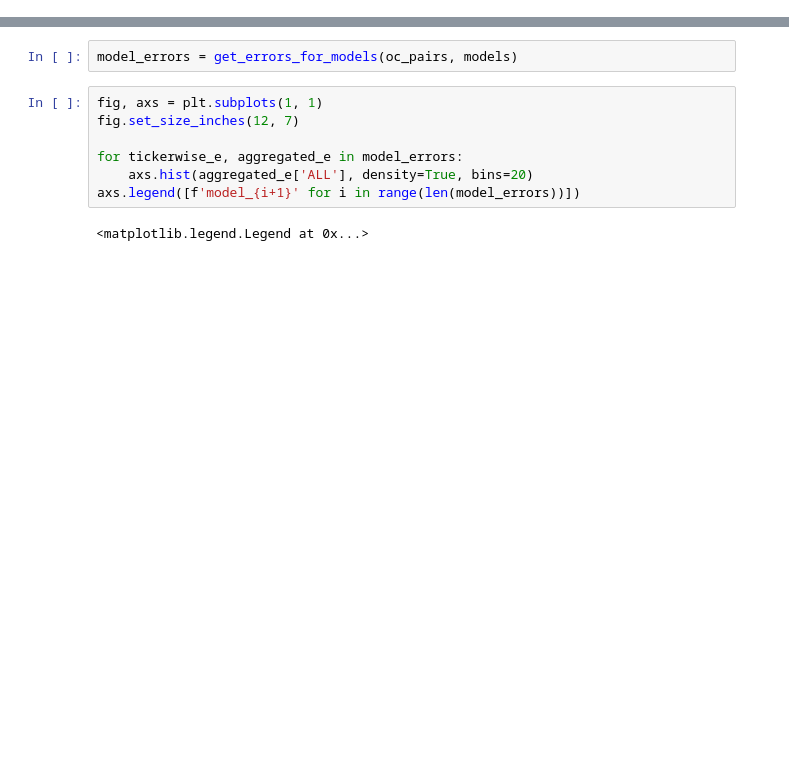
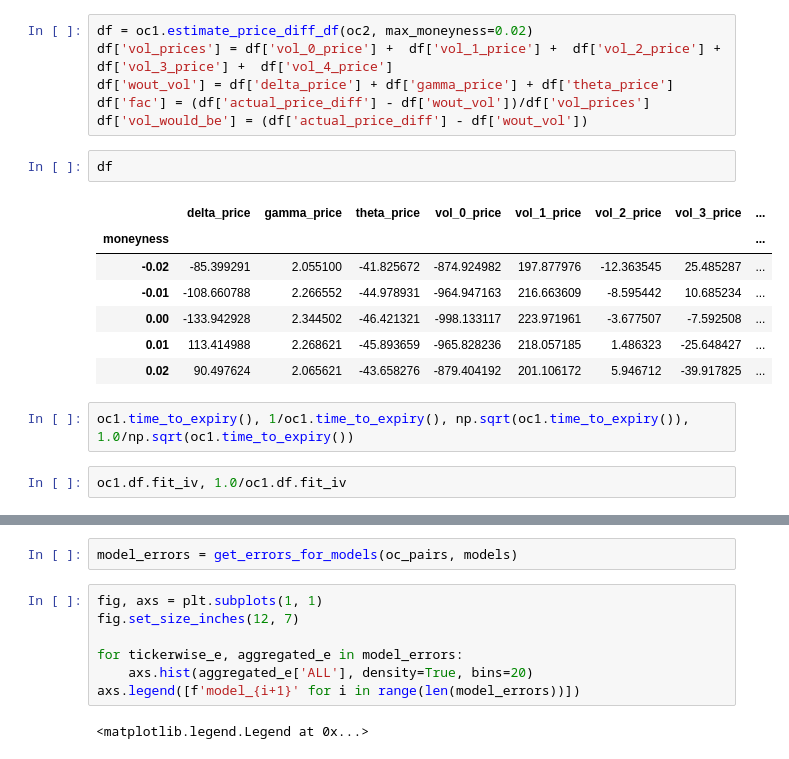
Before and after one commit to srajangarg/irage-assignment, a Jupyter notebook: work/playground.ipynb, the cells around one changed output, grey strips where cells are left out. Saved outputs shown, nothing was run; the diff lists cells and outputs as text; blank space fills up the shorter version.

```diff
--- a/work/playground.ipynb
+++ b/work/playground.ipynb
@@ -35,0 +82,20 @@ loading data from ./data/20210806/influxOP_ZEEL21AUG_20210806.csv
+# %%
+df = oc1.estimate_price_diff_df(oc2, max_moneyness=0.02)
+df['vol_prices'] = df['vol_0_price'] +  df['vol_1_price'] +  df['vol_2_price'] +  df['vol_3_price'] +  df['vol_4_price']
+df['wout_vol'] = df['delta_price'] + df['gamma_price'] + df['theta_price']
+df['fac'] = (df['actual_price_diff'] - df['wout_vol'])/df['vol_prices']
+df['vol_would_be'] = (df['actual_price_diff'] - df['wout_vol'])
+# %%
+df
+# %% [output]
+|  | delta_price | gamma_price | theta_price | vol_0_price | vol_1_price | vol_2_price | vol_3_price | ... |
+| moneyness |  |  |  |  |  |  |  | ... |
+| -0.02 | -85.399291 | 2.055100 | -41.825672 | -874.924982 | 197.877976 | -12.363545 | 25.485287 | ... |
+| -0.01 | -108.660788 | 2.266552 | -44.978931 | -964.947163 | 216.663609 | -8.595442 | 10.685234 | ... |
+| 0.00 | -133.942928 | 2.344502 | -46.421321 | -998.133117 | 223.971961 | -3.677507 | -7.592508 | ... |
+| 0.01 | 113.414988 | 2.268621 | -45.893659 | -965.828236 | 218.057185 | 1.486323 | -25.648427 | ... |
+| 0.02 | 90.497624 | 2.065621 | -43.658276 | -879.404192 | 201.106172 | 5.946712 | -39.917825 | ... |
+# %%
+oc1.time_to_expiry(), 1/oc1.time_to_expiry(), np.sqrt(oc1.time_to_expiry()), 1.0/np.sqrt(oc1.time_to_expiry())
+# %%
+oc1.df.fit_iv, 1.0/oc1.df.fit_iv
```
Also changed, not shown: parts of 19 cells of this notebook, 3 other files.
